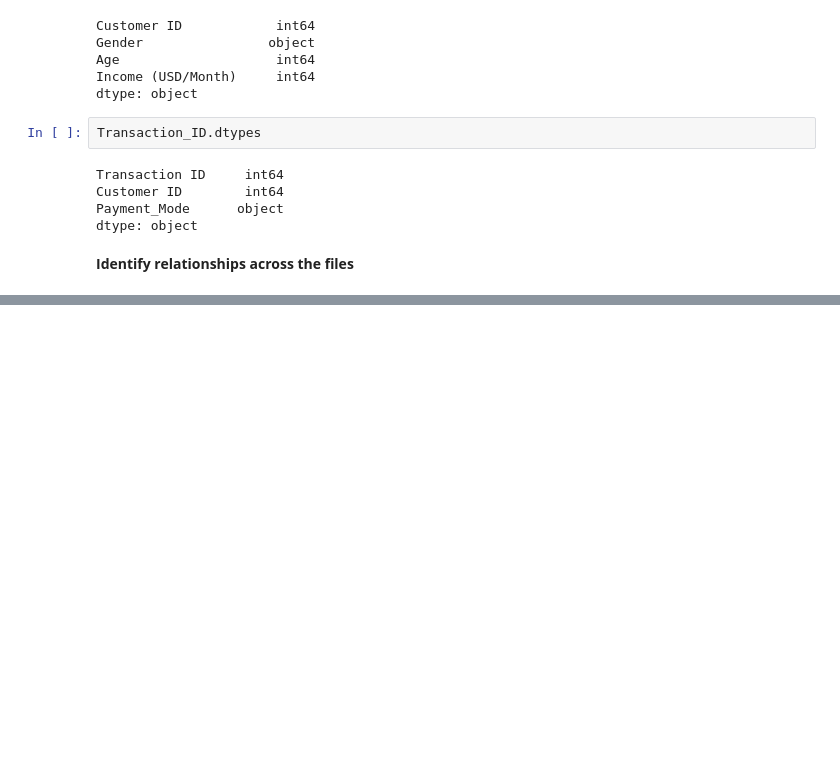
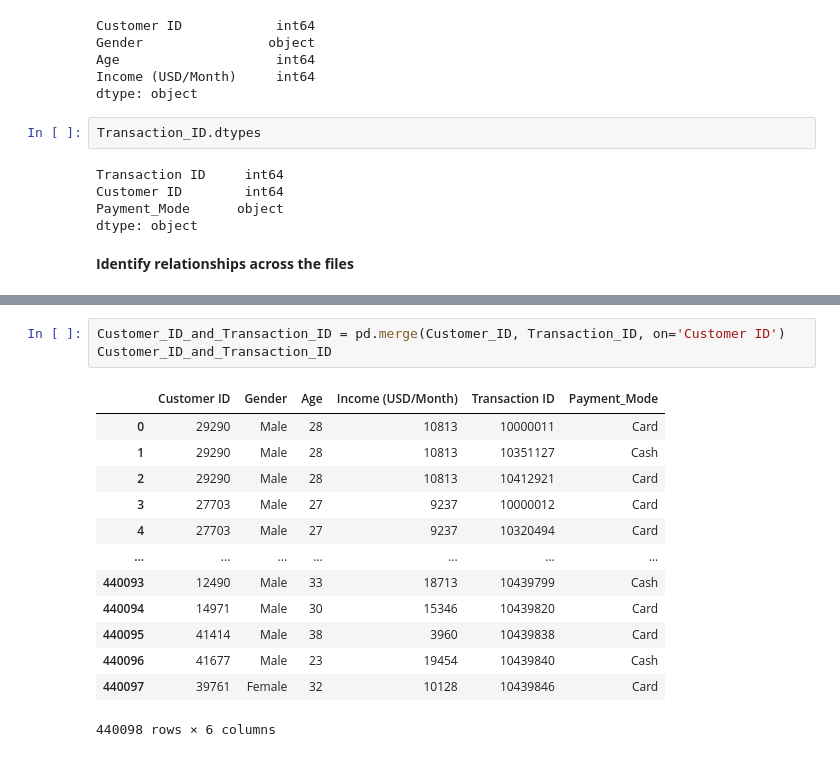
Before and after one commit to awwab-ahmed/DataGlacier, a Jupyter notebook: Week2/EDA Notebook (G2M insight for Cab Investment firm).ipynb, the cells around one changed output, grey strips where cells are left out. Cells and saved outputs as stored; diff of their text form; blank space fills up the shorter version.

```diff
--- a/Week2/EDA Notebook (G2M insight for Cab Investment firm).ipynb
+++ b/Week2/EDA Notebook (G2M insight for Cab Investment firm).ipynb
@@ -114,0 +132,17 @@ dtype: object
+# %%
+Customer_ID_and_Transaction_ID = pd.merge(Customer_ID, Transaction_ID, on='Customer ID')
+Customer_ID_and_Transaction_ID
+# %% [output]
+|  | Customer ID | Gender | Age | Income (USD/Month) | Transaction ID | Payment_Mode |
+| 0 | 29290 | Male | 28 | 10813 | 10000011 | Card |
+| 1 | 29290 | Male | 28 | 10813 | 10351127 | Cash |
+| 2 | 29290 | Male | 28 | 10813 | 10412921 | Card |
+| 3 | 27703 | Male | 27 | 9237 | 10000012 | Card |
+| 4 | 27703 | Male | 27 | 9237 | 10320494 | Card |
+| ... | ... | ... | ... | ... | ... | ... |
+| 440093 | 12490 | Male | 33 | 18713 | 10439799 | Cash |
+| 440094 | 14971 | Male | 30 | 15346 | 10439820 | Card |
+| 440095 | 41414 | Male | 38 | 3960 | 10439838 | Card |
+| 440096 | 41677 | Male | 23 | 19454 | 10439840 | Cash |
+| 440097 | 39761 | Female | 32 | 10128 | 10439846 | Card |
+440098 rows × 6 columns
```
Also changed, not shown: parts of 3 cells of this notebook.
